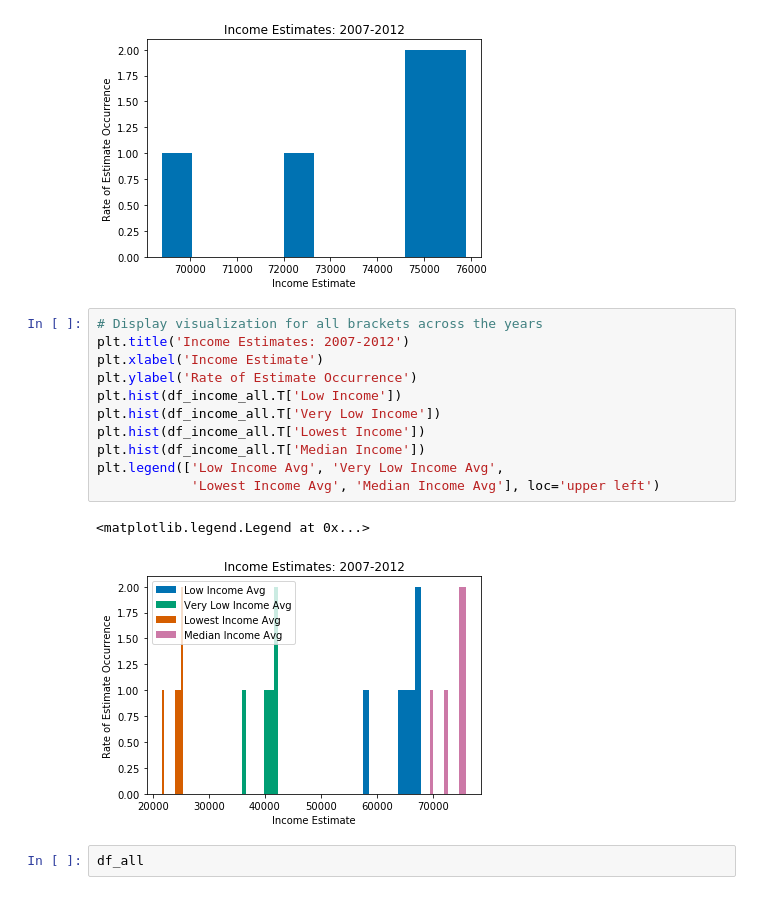
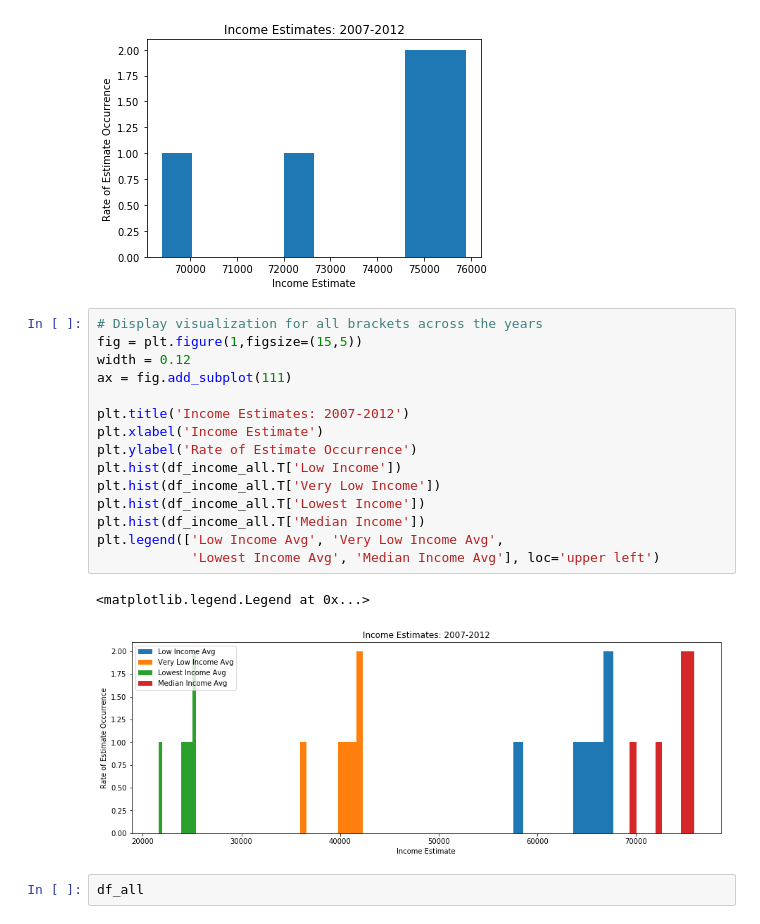
Before and after one commit to mec029/COGS108-Gentrification, a Jupyter notebook: IncomeEstimates.ipynb, the cells around one changed output. Cells and saved outputs as stored; diff of their text form.

```diff
--- a/IncomeEstimates.ipynb
+++ b/IncomeEstimates.ipynb
@@ -441,18 +441,22 @@ plt.hist(df_income_all.iloc[3])
 [figure]
 # %%
 # Display visualization for all brackets across the years
+fig = plt.figure(1,figsize=(15,5))
+width = 0.12
+ax = fig.add_subplot(111)
+
 plt.title('Income Estimates: 2007-2012')
 plt.xlabel('Income Estimate')
 plt.ylabel('Rate of Estimate Occurrence')
 plt.hist(df_income_all.T['Low Income'])
 plt.hist(df_income_all.T['Very Low Income'])
 plt.hist(df_income_all.T['Lowest Income'])
 plt.hist(df_income_all.T['Median Income'])
 plt.legend(['Low Income Avg', 'Very Low Income Avg',
             'Lowest Income Avg', 'Median Income Avg'], loc='upper left')
 # %% [output]
 <matplotlib.legend.Legend at 0x...>
-[figure, old version]
+[figure, new version]
 # %%
 df_all
 # %% [output]
```
Also changed, not shown: parts of 8 cells of this notebook.
